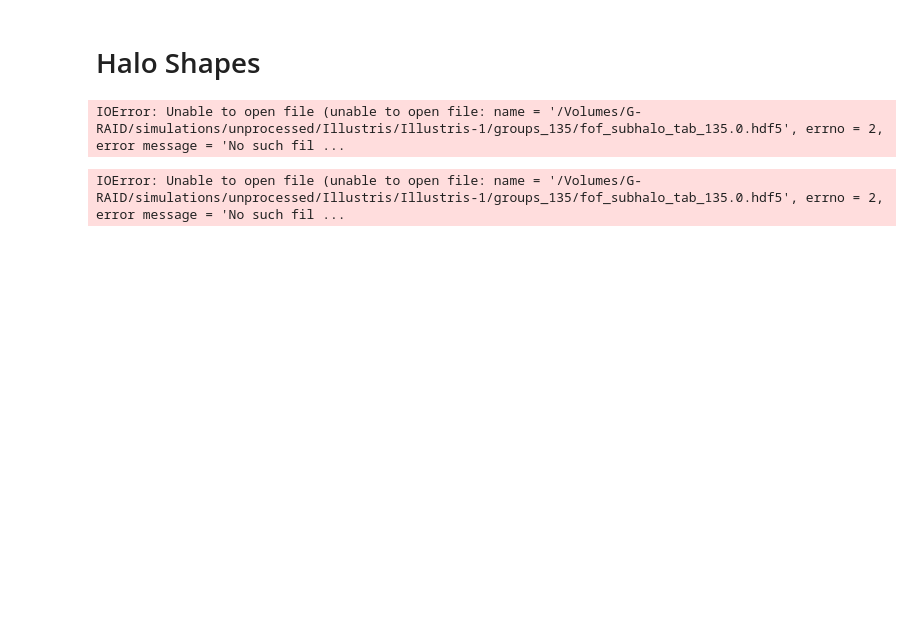
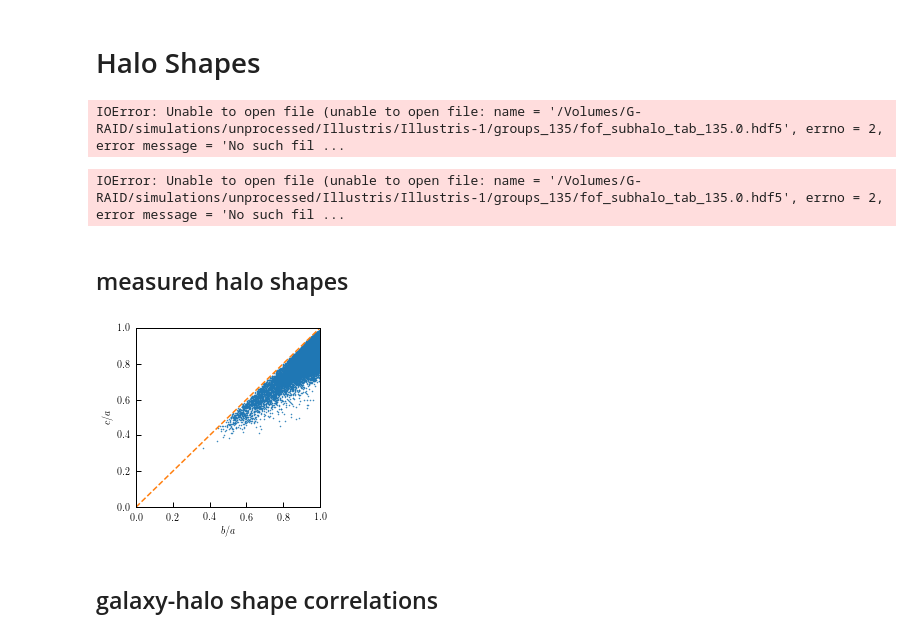
Before and after one commit to duncandc/Illustris_Shapes, a Jupyter notebook: notebooks/Halo_Shapes.ipynb, the cells around one changed output. Saved outputs shown, nothing was run; the diff lists cells and outputs as text; code cells hidden in the pictures; blank space fills up the shorter version.

Commit message:
working on halo shapes

```diff
--- a/notebooks/Halo_Shapes.ipynb
+++ b/notebooks/Halo_Shapes.ipynb
@@ -90,3 +90,24 @@ plt.ylim([-2*halo_size, 2*halo_size])
 plt.show()
 # %% [output]
 IOError: Unable to open file (unable to open file: name = '/Volumes/G-RAID/simulations/unprocessed/Illustris/Illustris-1/groups_135/fof_subhalo_tab_135.0.hdf5', errno = 2, error message = 'No such fil ...
+# %% [markdown]
+## measured halo shapes
+# %%
+from astropy.table import Table
+t_1 = Table.read('../data/halo_shapes_1.dat', format='ascii')
+
+q = t_1['b']/t_1['a']
+s = t_1['c']/t_1['a']
+# %%
+plt.figure(figsize=(3.3,3.3))
+plt.plot(q, s, '.', ms=1)
+plt.xlim([0,1])
+plt.ylim([0,1])
+plt.plot([0,1], [0,1], '--')
+plt.xlabel(r'$b/a$')
+plt.ylabel(r'$c/a$')
+plt.show()
+# %% [output]
+[figure, added]
+# %% [markdown]
+## galaxy-halo shape correlations
```
Also changed, not shown: parts of 2 cells of this notebook, 1 other file.
